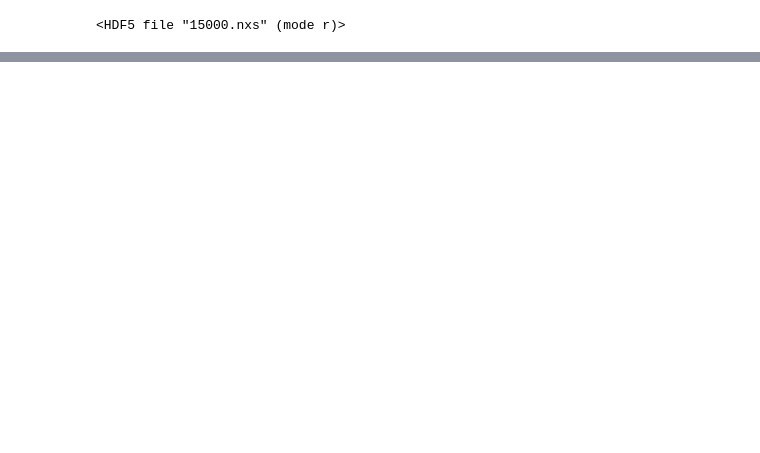
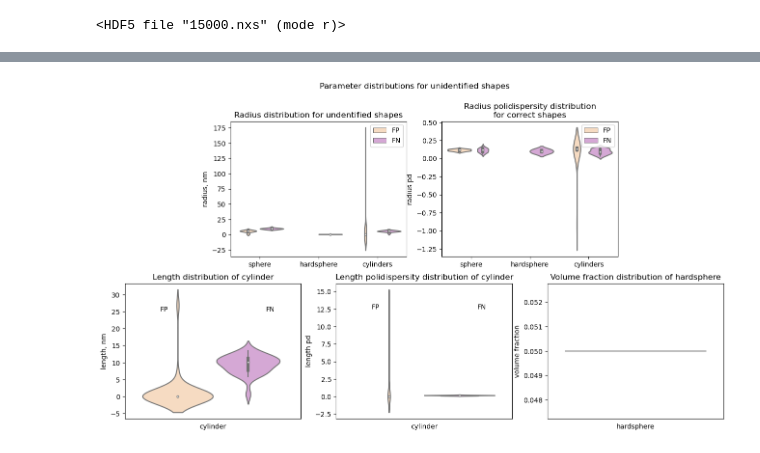
Before and after one commit to sofyalaski/SAXS-simulations, a Jupyter notebook: ML_model/feed-forward_resnet_NN.ipynb, the cells around one changed output, grey strips where cells are left out. Saved outputs shown, nothing was run; the diff lists cells and outputs as text; code cells hidden in the pictures; blank space fills up the shorter version.

```diff
--- a/ML_model/feed-forward_resnet_NN.ipynb
+++ b/ML_model/feed-forward_resnet_NN.ipynb
@@ -351,4 +215,0 @@ Training took 22.777513 minutes
-# %%
-df_train = lp.create_table_from_outcomes(lp.make_prediction(lp.train_indices), lp.train_indices)
-df_val = lp.create_table_from_outcomes(lp.make_prediction(lp.val_indices), lp.val_indices)
-df_test = lp.create_table_from_outcomes(lp.make_prediction(lp.test_indices), lp.test_indices)
@@ -364,0 +216,14 @@ MSE for cylinder length for correctly identified instances: 1.1731
+# %%
+false_shapes = df_test[df_test.true_shape != df_test.pred_shape]
+
+FN_spheres = false_shapes[false_shapes.true_shape == 0]
+FP_spheres = false_shapes[false_shapes.pred_shape == 0]
+false_spheres = pd.concat([FN_spheres, FP_spheres])
+
+FN_hardspheres = false_shapes[false_shapes.true_shape == 1]
+FP_hardspheres = false_shapes[false_shapes.pred_shape == 1]
+false_hardspheres = pd.concat([FN_hardspheres, FP_hardspheres])
+
+FN_cylinders = false_shapes[false_shapes.true_shape == 2]
+FP_cylinders = false_shapes[false_shapes.pred_shape == 2]
+false_cylinders = pd.concat([FN_cylinders, FP_cylinders])
@@ -364,0 +236,4 @@ MSE for cylinder length for correctly identified instances: 1.1731
+# %%
+describe_false_shapes(false_spheres, false_hardspheres, false_cylinders)
+# %% [output]
+[figure, added]
```
Also changed, not shown: parts of 15 cells of this notebook, 32 other files.
